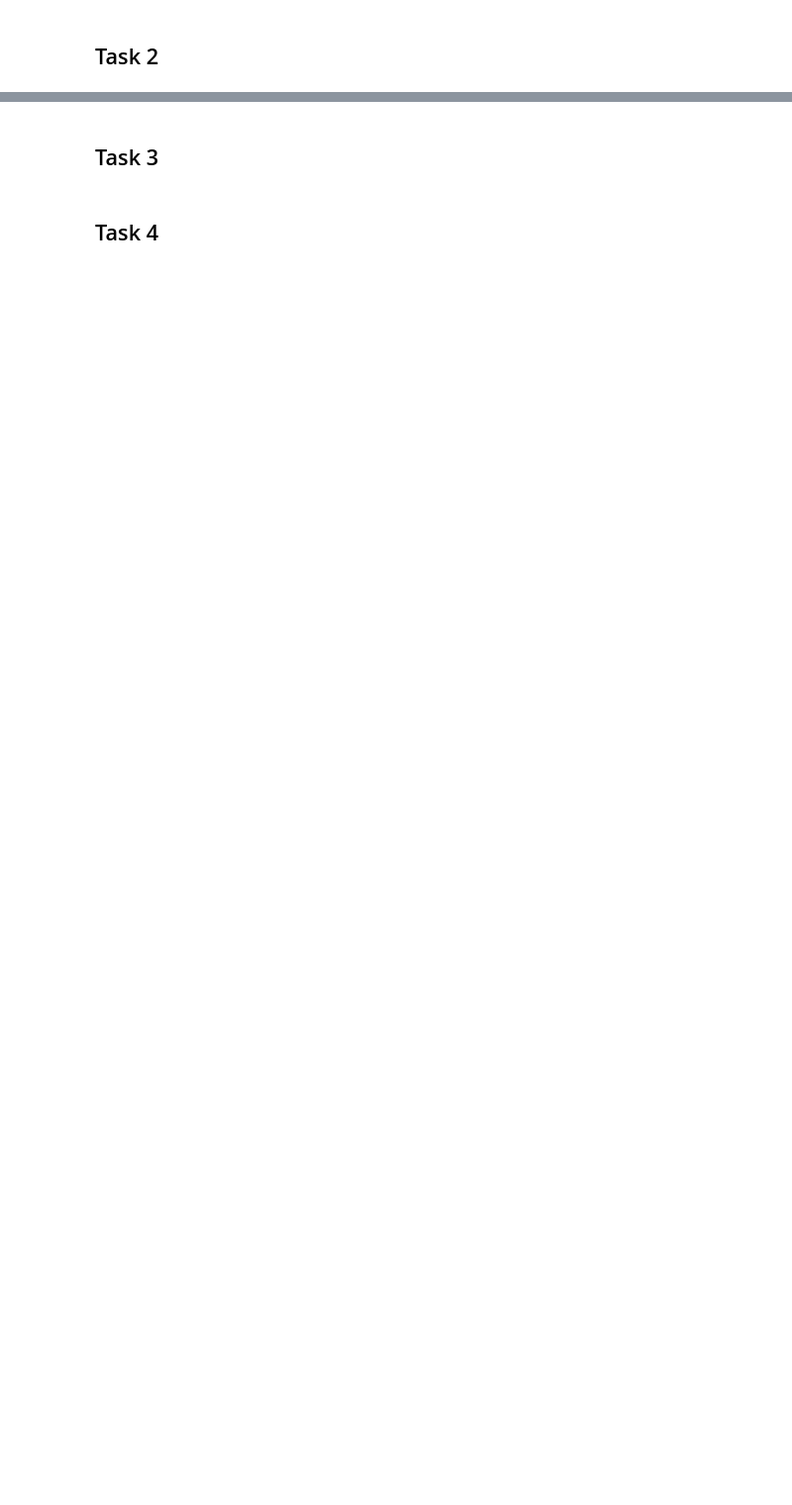
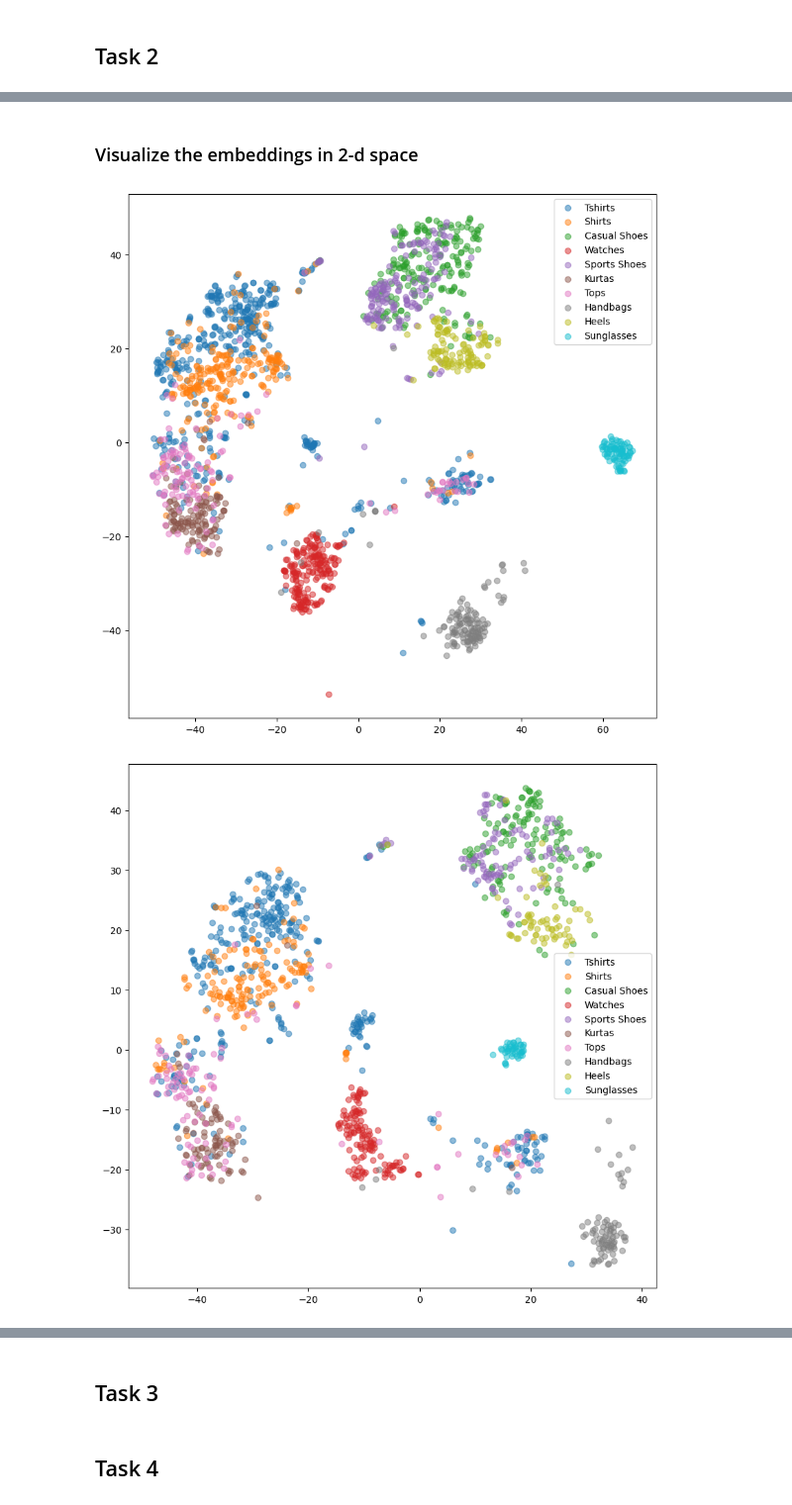
Before and after one commit to Yunus77-tue/ass1, a Jupyter notebook: ass1_cnn.ipynb, the cells around one changed output, grey strips where cells are left out. Shown at 99% size. Drawn from its saved outputs; the diff is of its cells as text; code cells hidden in the pictures; blank space fills up the shorter version.

```diff
--- a/ass1_cnn.ipynb
+++ b/ass1_cnn.ipynb
@@ -61,7 +57,8 @@ img_dir = os.path.join(dataset_path,"images")
 # %% [markdown]
 The different datasets can be loaded using the class `FashionDataset` which is a custon PyTorch dataset (see [Datasets & DataLoaders](https://pytorch.org/tutorials/beginner/basics/data_tutorial.html) for more information). Below an example of how to use the `FashionDataset` constructor as well as some visualizations. Please note that you may have to adapt the arguments to match the strucucture of your working directory.
 # %%
-dataset = FashionDataset("dataset/train.csv",img_dir)
+# dataset = FashionDataset("dataset/train.csv",img_dir)
+dataset = FashionDataset("train.csv",img_dir)
 # %%
 dataset.df.head()
 # %% [output]
@@ -320,0 +720,33 @@ torch.save(model.state_dict(), 'models/fashion_model_weights.pth')
+# %% [markdown]
+### Visualize the embeddings in 2-d space
+# %%
+labels = list(label_id_to_label_name.values())
+# %%
+from sklearn.manifold import TSNE
+def plot_tsne_embeddings(embeddings, targets, xlim=None, ylim=None):
+
+
+    # The first 3000 embeddings and targets
+    embeddings= embeddings[:3000]
+    targets= targets[:3000]
+
+    # Using Tsne to for dimension reduction
+    tsne = TSNE(n_components=2)
+    embeddings = tsne.fit_transform(embeddings)
+
+    # Plot
+    plt.figure(figsize=(10,10))
+    for i in range(10):
+        inds = np.where(targets==i)[0]
+        plt.scatter(embeddings[inds,0], embeddings[inds,1], alpha=0.5)
+    if xlim:
+        plt.xlim(xlim[0], xlim[1])
+    if ylim:
+        plt.ylim(ylim[0], ylim[1])
+    plt.legend(labels)
+
+plot_tsne_embeddings(train_embeddings, train_labels)
+plot_tsne_embeddings(val_embeddings, val_labels)
+# %% [output]
+[figure, added]
+[figure, added]
```
Also changed, not shown: parts of 38 cells of this notebook.
